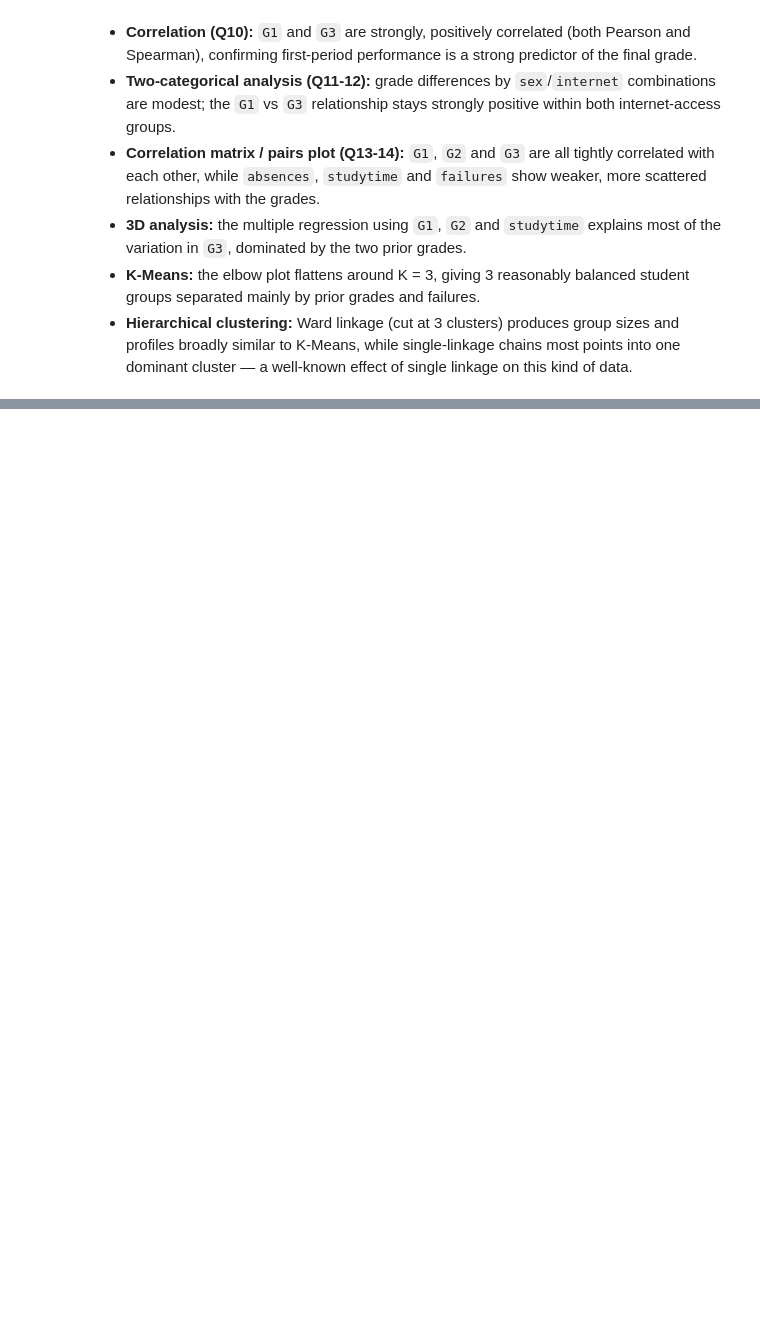
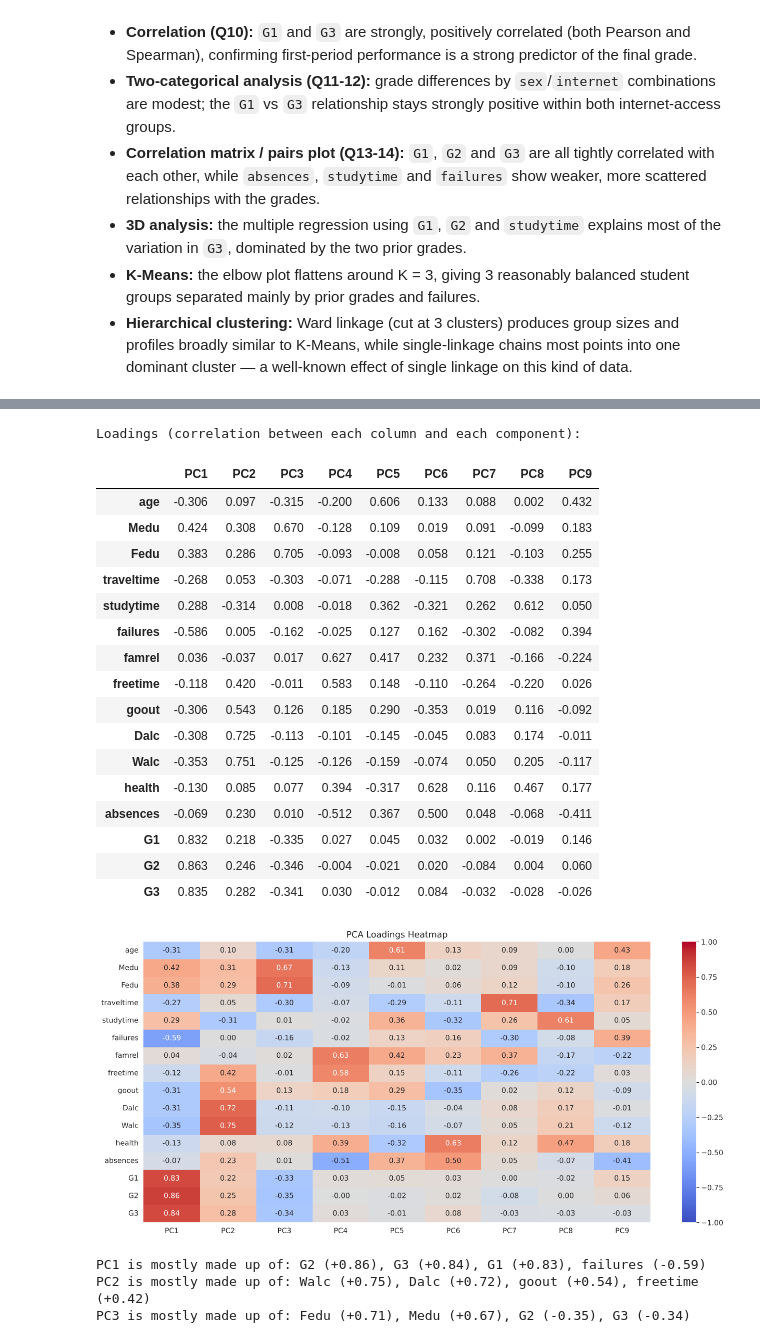
Before and after one commit to amoghsharma6996/AmoghKumarSharma23BDS0063, a Jupyter notebook: EDA_Phase1_Amogh.ipynb, the cells around one changed output, grey strips where cells are left out. Cells and saved outputs as stored; diff of their text form; code cells hidden in the pictures; blank space fills up the shorter version.

```diff
--- a/EDA_Phase1_Amogh.ipynb
+++ b/EDA_Phase1_Amogh.ipynb
@@ -1056,0 +1181,12 @@ comparison
+# %%
+n_comp = n_80          # components kept (80% variance rule)
+print(f"Keeping {n_comp} components -> {cum_var[n_comp-1]:.1f}% of the total variation "
+      f"with {n_comp} columns instead of {len(num_features)}")
+
+pca_final = PCA(n_components=n_comp, random_state=42)
+pc_scores = pca_final.fit_transform(X_std)
+pc_cols = [f"PC{i}" for i in range(1, n_comp + 1)]
+pca_df = pd.DataFrame(pc_scores, columns=pc_cols, index=df.index)
+pca_df['performance'] = df['performance'].values
+pca_df['kmeans_cluster'] = df['kmeans_cluster'].values
+pca_df.head()
@@ -1056,0 +1206,42 @@ comparison
+# %%
+# loadings = eigenvectors scaled by sqrt(eigenvalue) -> also equal to the correlation of each
+# original column with each component
+loadings = pd.DataFrame(
+    pca_final.components_.T * np.sqrt(pca_final.explained_variance_),
+    index=num_features, columns=pc_cols
+)
+print("Loadings (correlation between each column and each component):")
+display(loadings.round(3))
+
+plt.figure(figsize=(1.3 * n_comp + 4, 7))
+sns.heatmap(loadings, annot=True, fmt='.2f', cmap='coolwarm', vmin=-1, vmax=1, center=0)
+plt.title("PCA Loadings Heatmap")
+plt.show()
+
+# top 4 columns (by size of loading) for the first three components
+for pc in pc_cols[:3]:
+    top = loadings[pc].abs().sort_values(ascending=False).head(4).index
+    print(f"{pc} is mostly made up of:", ", ".join(f"{c} ({loadings.loc[c, pc]:+.2f})" for c in top))
+# %% [output]
+Loadings (correlation between each column and each component):
+|  | PC1 | PC2 | PC3 | PC4 | PC5 | PC6 | PC7 | PC8 | PC9 |
+| age | -0.306 | 0.097 | -0.315 | -0.200 | 0.606 | 0.133 | 0.088 | 0.002 | 0.432 |
+| Medu | 0.424 | 0.308 | 0.670 | -0.128 | 0.109 | 0.019 | 0.091 | -0.099 | 0.183 |
+| Fedu | 0.383 | 0.286 | 0.705 | -0.093 | -0.008 | 0.058 | 0.121 | -0.103 | 0.255 |
+| traveltime | -0.268 | 0.053 | -0.303 | -0.071 | -0.288 | -0.115 | 0.708 | -0.338 | 0.173 |
+| studytime | 0.288 | -0.314 | 0.008 | -0.018 | 0.362 | -0.321 | 0.262 | 0.612 | 0.050 |
+| failures | -0.586 | 0.005 | -0.162 | -0.025 | 0.127 | 0.162 | -0.302 | -0.082 | 0.394 |
+| famrel | 0.036 | -0.037 | 0.017 | 0.627 | 0.417 | 0.232 | 0.371 | -0.166 | -0.224 |
+| freetime | -0.118 | 0.420 | -0.011 | 0.583 | 0.148 | -0.110 | -0.264 | -0.220 | 0.026 |
+| goout | -0.306 | 0.543 | 0.126 | 0.185 | 0.290 | -0.353 | 0.019 | 0.116 | -0.092 |
+| Dalc | -0.308 | 0.725 | -0.113 | -0.101 | -0.145 | -0.045 | 0.083 | 0.174 | -0.011 |
+| Walc | -0.353 | 0.751 | -0.125 | -0.126 | -0.159 | -0.074 | 0.050 | 0.205 | -0.117 |
+| health | -0.130 | 0.085 | 0.077 | 0.394 | -0.317 | 0.628 | 0.116 | 0.467 | 0.177 |
+| absences | -0.069 | 0.230 | 0.010 | -0.512 | 0.367 | 0.500 | 0.048 | -0.068 | -0.411 |
+| G1 | 0.832 | 0.218 | -0.335 | 0.027 | 0.045 | 0.032 | 0.002 | -0.019 | 0.146 |
+| G2 | 0.863 | 0.246 | -0.346 | -0.004 | -0.021 | 0.020 | -0.084 | 0.004 | 0.060 |
+| G3 | 0.835 | 0.282 | -0.341 | 0.030 | -0.012 | 0.084 | -0.032 | -0.028 | -0.026 |
+[figure, added]
+PC1 is mostly made up of: G2 (+0.86), G3 (+0.84), G1 (+0.83), failures (-0.59)
+PC2 is mostly made up of: Walc (+0.75), Dalc (+0.72), goout (+0.54), freetime (+0.42)
+PC3 is mostly made up of: Fedu (+0.71), Medu (+0.67), G2 (-0.35), G3 (-0.34)
```
Also changed, not shown: parts of 22 cells of this notebook.
